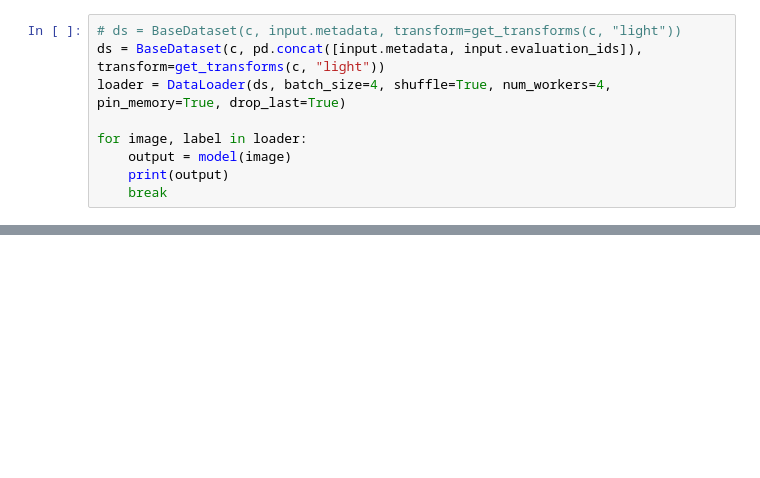
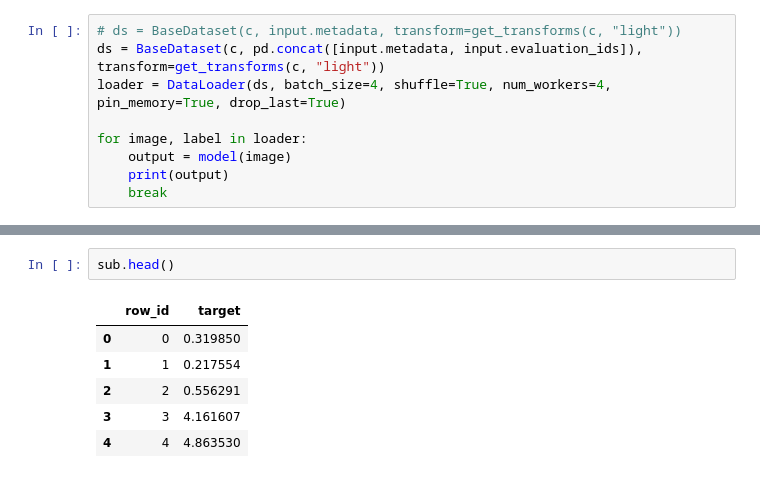
Before and after one commit to IMOKURI/kaggle-multimodal-single-cell-integration, a Jupyter notebook: notebook/EDA.ipynb, the cells around one changed output, grey strips where cells are left out. Saved outputs shown, nothing was run; the diff lists cells and outputs as text; blank space fills up the shorter version.

```diff
--- a/notebook/EDA.ipynb
+++ b/notebook/EDA.ipynb
@@ -833,0 +854,9 @@ for image, label in loader:
+# %%
+sub.head()
+# %% [output]
+|  | row_id | target |
+| 0 | 0 | 0.319850 |
+| 1 | 1 | 0.217554 |
+| 2 | 2 | 0.556291 |
+| 3 | 3 | 4.161607 |
+| 4 | 4 | 4.863530 |
```
Also changed, not shown: parts of 6 cells of this notebook, 6 other files.
